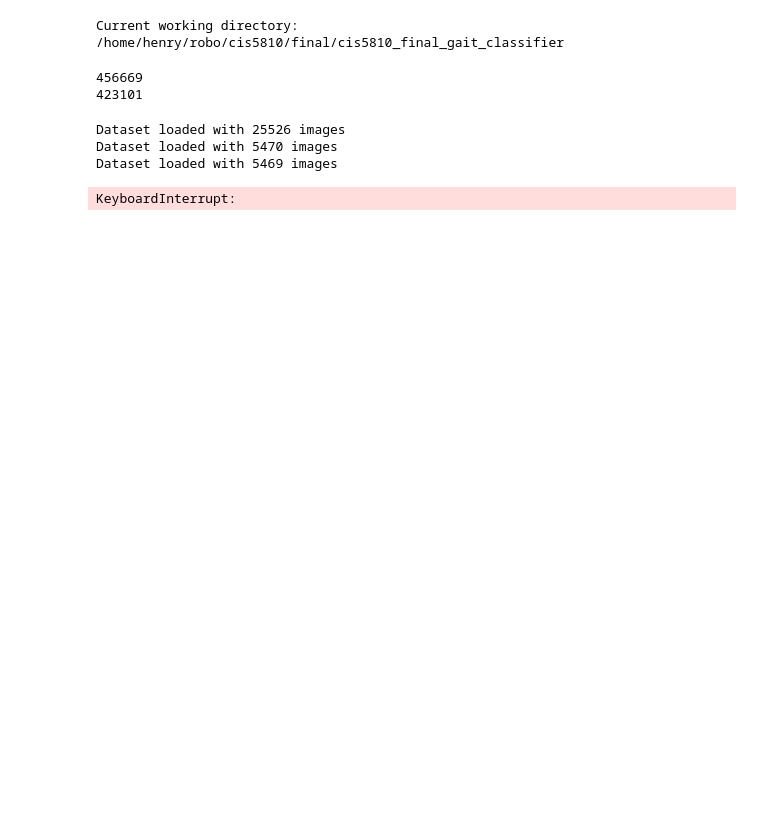
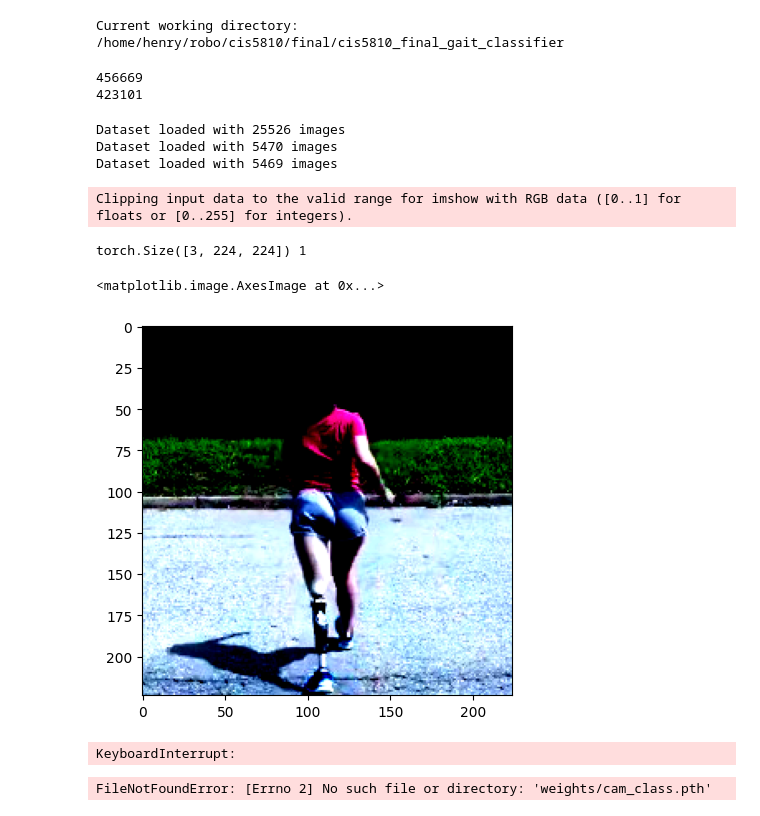
Before and after one commit to hdlicht/cis5810_final_gait_classifier, a Jupyter notebook: notebooks/angle_classifier.ipynb, the cells around one changed output. Saved outputs shown, nothing was run; the diff lists cells and outputs as text; code cells hidden in the pictures; blank space fills up the shorter version.

```diff
--- a/notebooks/angle_classifier.ipynb
+++ b/notebooks/angle_classifier.ipynb
@@ -57,6 +57,23 @@ test_loader = DataLoader(test_data, batch_size=32)
 Dataset loaded with 25526 images
 Dataset loaded with 5470 images
 Dataset loaded with 5469 images
+# %%
+# visualize the data
+import matplotlib.pyplot as plt
+import numpy as np
+import cv2
+
+# display the image and label for one sample
+image, label = train_data[0]
+print(image.shape, label)
+image = image.permute(1, 2, 0).numpy()
+plt.imshow(image)
+#
+# %% [output]
+Clipping input data to the valid range for imshow with RGB data ([0..1] for floats or [0..255] for integers).
+torch.Size([3, 224, 224]) 1
+<matplotlib.image.AxesImage at 0x...>
+[figure, added]
 # %%
 from torchvision import models
 
@@ -130,3 +153,54 @@ for epoch in range(num_epochs):
         torch.save(model.state_dict(), 'weights/cam_class.pth')
 # %% [output]
 KeyboardInterrupt:
+# %%
+import cv2
+import matplotlib.pyplot as plt
+
+# Load the best model
+model.load_state_dict(torch.load('weights/cam_class.pth'))
+
+# Test the model
+model.eval()
+test_correct = 0
+test_total = 0
+misclassified = []
+correct = []
+
+with torch.no_grad():
+    for inputs, labels in test_loader:
+        inputs, labels = inputs.to(device), labels.to(device)
+        outputs = model(inputs)
+        _, predicted = torch.max(outputs, 1)
+        test_correct += (predicted == labels).sum().item()
+        test_total += labels.size(0)
+        # Save images for later
+        for i in range(inputs.size(0)):
+            img = inputs[i].permute(1, 2, 0).cpu().numpy()
+            img = cv2.cvtColor(img, cv2.COLOR_RGB2BGR)
+            if predicted[i] != labels[i]:
+                misclassified.append((img, labels[i].item(), predicted[i].item()))
+            else:
+                correct.append((img, labels[i].item(), predicted[i].item()))
+    # print test accuracy
+    print(f"Test Accuracy: {test_correct / test_total:.4f}")
+
+# Display 10 misclassified images
+plt.figure(figsize=(15, 15))
+for i, (img, true_label, pred_label) in enumerate(misclassified[:10]):
+    plt.subplot(2, 5, i+1)
+    plt.imshow(img)
+    plt.title(f"True: {true_label}, Pred: {pred_label}")
+    plt.axis('off')
+plt.show()
+
+# Display 10 correctly classified images
+plt.figure(figsize=(15, 15))
+for i, (img, true_label, pred_label) in enumerate(correct[:10]):
+    plt.subplot(2, 5, i+1)
+    plt.imshow(img)
+    plt.title(f"True: {true_label}, Pred: {pred_label}")
+    plt.axis('off')
+plt.show()
+# %% [output]
+FileNotFoundError: [Errno 2] No such file or directory: 'weights/cam_class.pth'
```
Also changed, not shown: parts of 1 cell of this notebook, 30 other files.
